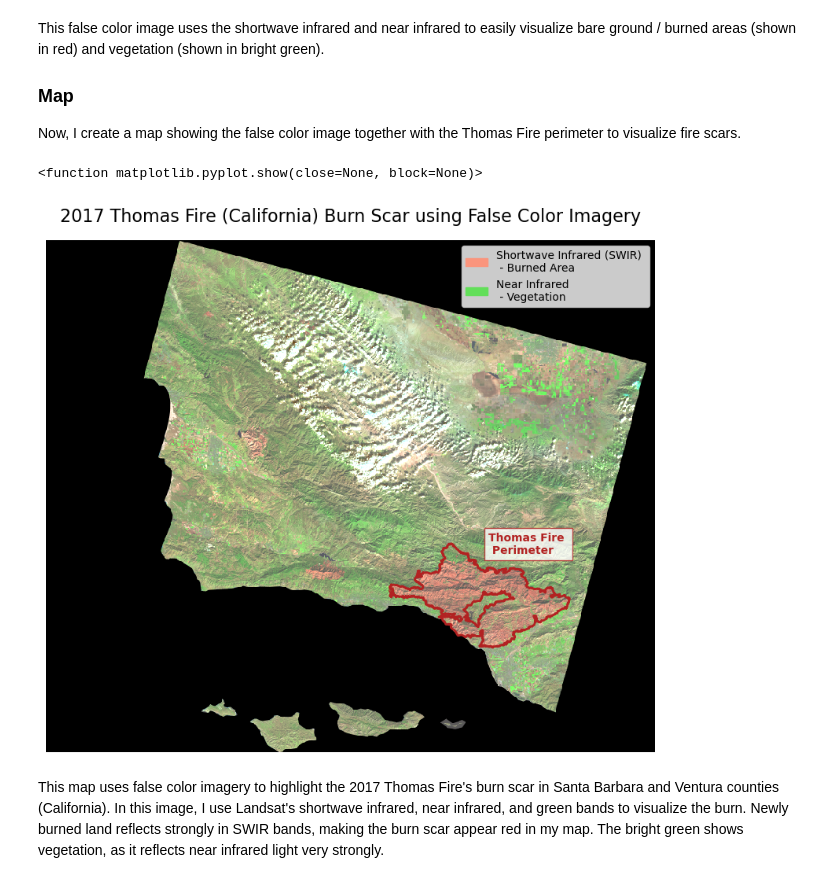
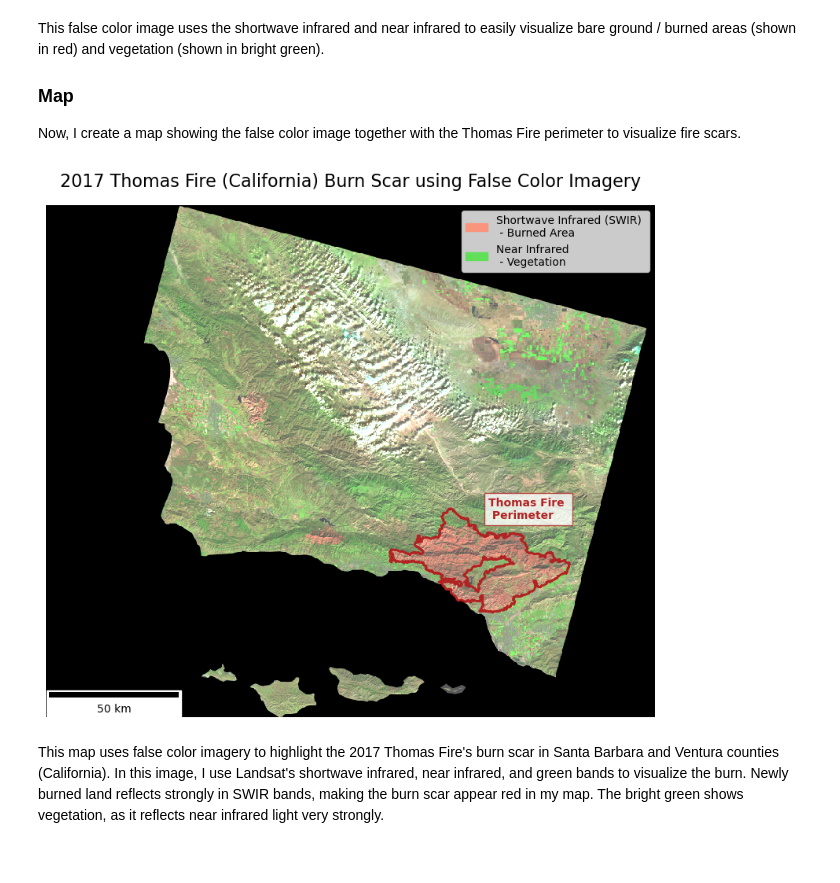
Before and after one commit to marinakochuten/eds220-hwk4, a Jupyter notebook: hwk4-task2-false-color-kochuten.ipynb, the cells around one changed output. Saved outputs shown, nothing was run; the diff lists cells and outputs as text; code cells hidden in the pictures.

Commit message:
Fix typos. Add scale bar.

```diff
--- a/hwk4-task2-false-color-kochuten.ipynb
+++ b/hwk4-task2-false-color-kochuten.ipynb
@@ -142,46 +143,49 @@ assert thomas_boundary.crs == landsat.rio.crs
 # %%
 # Create an object containing the aspect ratio for the landsat map
 ratio = landsat.rio.width / landsat.rio.height
 
 # Initialize plot
-fig, ax = plt.subplots(figsize = (10, 10*ratio))  # Update figure size and aspect
+fig, ax = plt.subplots(figsize = (10, 10 * ratio))  # Update figure size and aspect
 
 # Remove axis for cleaner map
 ax.axis('off')
 
 # Plot false color image
-landsat[['swir22', 'nir08', 'red']].to_array().plot.imshow(robust = True, ax=ax, zorder=1)
+landsat[['swir22', 'nir08', 'red']].to_array().plot.imshow(robust = True, ax = ax, zorder = 1)
 
 # Create custom legend items for false color image bands
 legend_swir = mpatches.Patch(color = "#FA957D", label = 'Shortwave Infrared (SWIR) \n - Burned Area')
 legend_nir = mpatches.Patch(color = "#62DF59", label = 'Near Infrared \n - Vegetation')
 
 # Plot legend
-ax.legend(handles=[legend_swir, legend_nir], loc = 'upper right', fontsize = 10)
+ax.legend(handles = [legend_swir, legend_nir], loc = 'upper right', fontsize = 10)
 
 # Plot Thomas Fire perimeter
-thomas_boundary.plot(ax=ax,
-                    edgecolor = 'firebrick',
-                    color = 'none',
-                    linewidth = 2,
-                    zorder=2,
-                    legend = True)
+thomas_boundary.plot(ax = ax,
+                     edgecolor = 'firebrick',
+                     color = 'none',
+                     linewidth = 2,
+                     zorder = 2,
+                     legend = True)
 
 # Add fire perimeter label
 ax.text(x = 291870, y = 3831700,         # Position coordinates
         s = "Thomas Fire \n Perimeter",  # Label text
-        fontsize=10,
+        fontsize = 10,
         weight = 'bold',
         color = 'firebrick',
-       bbox=dict(facecolor='white', edgecolor='firebrick', alpha=0.8, pad=4))   # Box behind text for visibility
+        bbox = dict(facecolor = 'white', edgecolor = 'firebrick', alpha = 0.8, pad = 4))   # Box behind text for visibility
 
 # Title for the plot
 ax.set_title('2017 Thomas Fire (California) Burn Scar using False Color Imagery', fontsize = 16)
 
+# Add scale bar
+scalebar = ScaleBar(1, units='m', location='lower left', length_fraction=0.25, color='black')
+ax.add_artist(scalebar)
+
 # Display the plot
-plt.show
+plt.show()
 # %% [output]
-<function matplotlib.pyplot.show(close=None, block=None)>
-[figure, old version]
+[figure, new version]
 # %% [markdown]
 This map uses false color imagery to highlight the 2017 Thomas Fire's burn scar in Santa Barbara and Ventura counties (California). In this image, I use Landsat's shortwave infrared, near infrared, and green bands to visualize the burn. Newly burned land reflects strongly in SWIR bands, making the burn scar appear red in my map. The bright green shows vegetation, as it reflects near infrared light very strongly.
```
Also changed, not shown: parts of 3 cells of this notebook.
